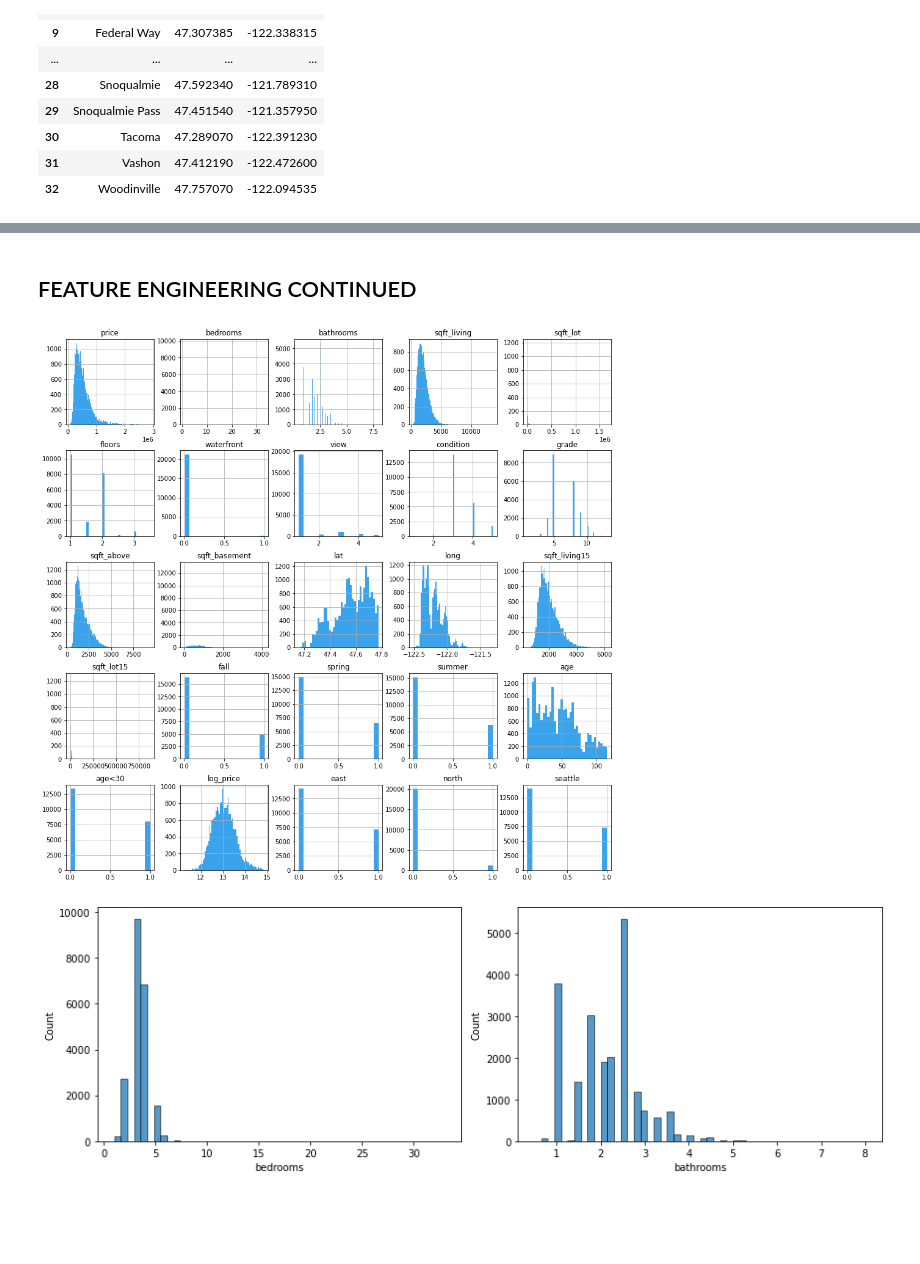
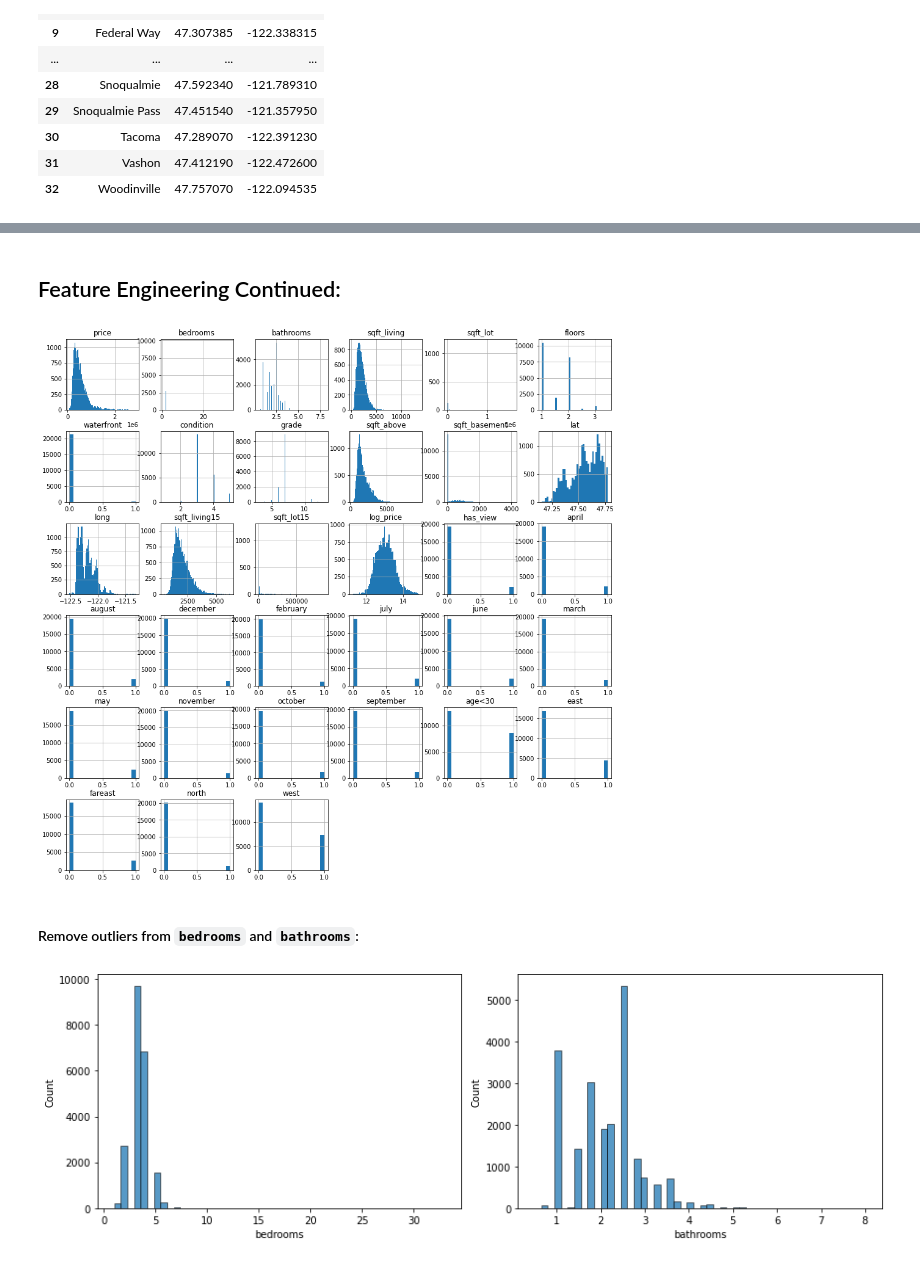
Before and after one commit to erdemiraysu/KingCounty_House_Sales_Regression, a Jupyter notebook: student.ipynb, the cells around one changed output, grey strips where cells are left out. Drawn from its saved outputs; the diff is of its cells as text; code cells hidden in the pictures; blank space fills up the shorter version.

```diff
--- a/student.ipynb
+++ b/student.ipynb
@@ -473,7 +632,7 @@ with plt.style.context('seaborn-talk'):
 # %%
-season_dummies = pd.get_dummies(df_new['season']).drop(['winter'], axis=1)
-df_new = pd.concat([df_new, season_dummies], axis=1)
-df_new = df_new.drop(['season', 'month'], axis=1)
+month_dummies = pd.get_dummies(df_new['month']).drop(['january'], axis=1)
+df_new = pd.concat([df_new, month_dummies], axis=1)
+df_new = df_new.drop(['month'], axis=1)
 df_new.head()
 # %% [output]
 |  | price | bedrooms | bathrooms | sqft_living | sqft_lot | floors | waterfront | view | condition | grade | ... |
@@ -489,8 +650,8 @@ df_new.head()
 # Because all houses were sold in 2014 and 2015 we will take 2015 as the current year.
 
 df_new['age'] = 2015 - df_new['yr_built'] # Set all age based on yr_built initially.
-mask = df_new['yr_renovated'] != 0
-df.loc[mask, "age"] = 2015 - df_new['yr_renovated'] # Set age based on yr_renovation where the mask condition is true
+mask = df_new['yr_renovated'] != 0 # create a mask for those rows with a value in yr_renovated.
+df_new.loc[mask, "age"] = (2015 - df_new['yr_renovated']) # Set age based on yr_renovation where the mask condition is true
 # %%
 fig, ax = plt.subplots(figsize=(8, 6))
 sns.regplot(x="age", y="price", ax=ax, data=df_new, color = base_color, line_kws={"color": "orange"})
@@ -535,2 +691,2 @@ print(df_new.corr()['price']['age<30']) # slight improvement
 # %%
-df_new = df_new.drop(['yr_built', 'yr_renovated'], axis=1)
+df_new = df_new.drop(['yr_built', 'yr_renovated', 'age', 'view'], axis=1)
@@ -766,9 +822,11 @@ def region(coordinate):
     if (coordinate[0] > 47.745):
         return 'north'
     elif (coordinate[0] > 47.48) and (coordinate[0] < 47.745) and (coordinate[1] < -122.25):
-        return 'seattle'
-    elif (coordinate[0] > 47.48) and (coordinate[0] < 47.745) and (coordinate[1] > -122.25):
+        return 'west'
+    elif (coordinate[0] > 47.48) and (coordinate[0] < 47.745) and (coordinate[1] > -122.25) and  (coordinate[1] < -122.085):
         return 'east'
+    elif (coordinate[0] > 47.48) and (coordinate[0] < 47.745) and (coordinate[1] > -122.085):
+        return 'fareast'
     else:
         return 'south'
 
@@ -823,9 +911,11 @@ df_new = df_new.drop(['region','coordinates', 'zipcode'], axis=1)
-# %% [markdown]
-## FEATURE ENGINEERING CONTINUED
+# %% [markdown]
+## Feature Engineering Continued:
 # %%
-df_new.hist(bins='auto', edgecolor='none', color = base_color, figsize=(16,16));
+df_new.hist(bins='auto', edgecolor='none', figsize=(16,16));
 # %% [output]
-[figure, old version]
+[figure, new version]
+# %% [markdown]
+#### Remove outliers from `bedrooms` and `bathrooms`:
 # %%
 fig, (ax1, ax2) = plt.subplots(ncols=2, nrows=1, figsize=(12, 4))
 fig.set_tight_layout(True)
```
Also changed, not shown: parts of 258 cells of this notebook.
